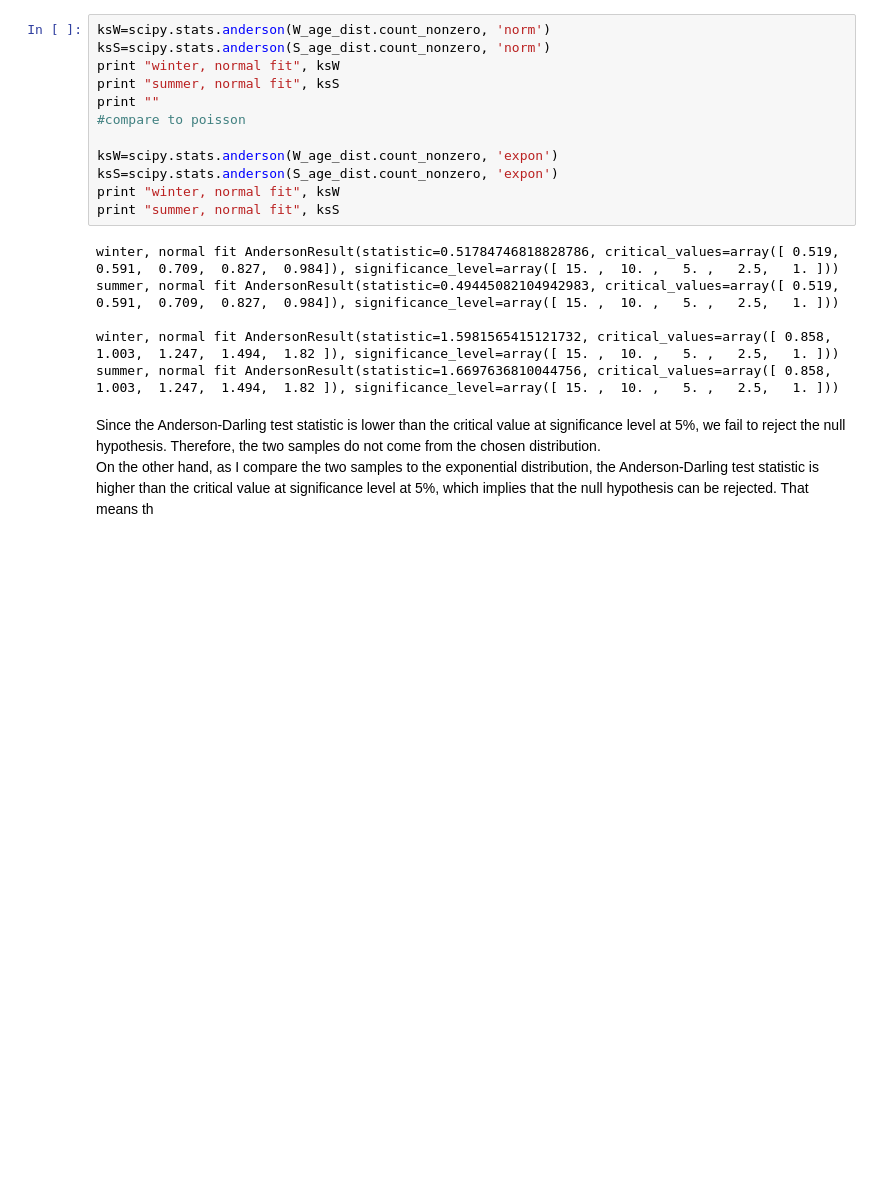
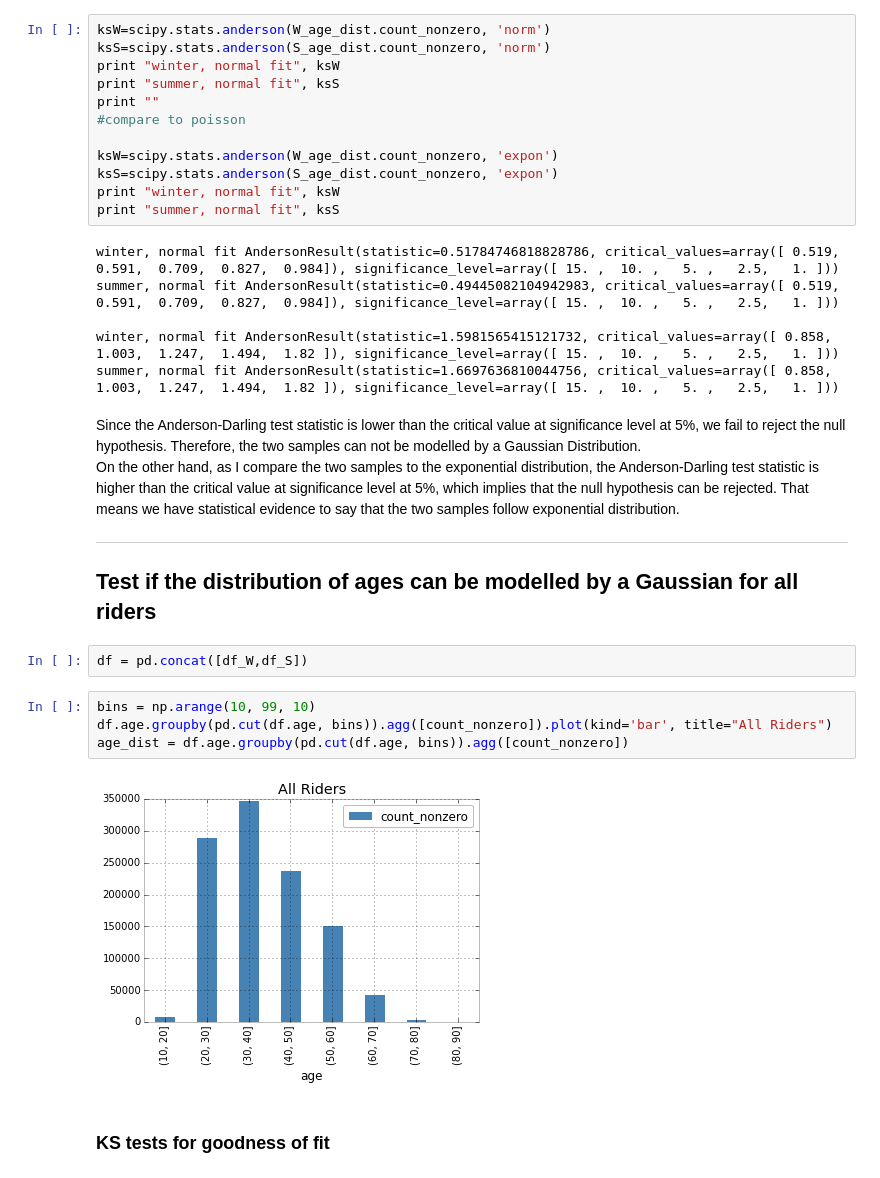
Before and after one commit to yunongcao/PUI2015_ycao, a Jupyter notebook: HW4/Assignment3.ipynb, the cells around one changed output. Cells and saved outputs as stored; diff of their text form; blank space fills up the shorter version.

```diff
--- a/HW4/Assignment3.ipynb
+++ b/HW4/Assignment3.ipynb
@@ -154,5 +146,17 @@ summer, normal fit AndersonResult(statistic=0.49445082104942983, critical_values
 winter, normal fit AndersonResult(statistic=1.5981565415121732, critical_values=array([ 0.858,  1.003,  1.247,  1.494,  1.82 ]), significance_level=array([ 15. ,  10. ,   5. ,   2.5,   1. ]))
 summer, normal fit AndersonResult(statistic=1.6697636810044756, critical_values=array([ 0.858,  1.003,  1.247,  1.494,  1.82 ]), significance_level=array([ 15. ,  10. ,   5. ,   2.5,   1. ]))
 # %% [markdown]
-Since the Anderson-Darling test statistic is lower than the critical value at significance level at 5%, we fail to reject the null hypothesis. Therefore, the two samples do not come from the chosen distribution.
-On the other hand, as I compare the two samples to the exponential distribution, the Anderson-Darling test statistic is higher than the critical value at significance level at 5%, which implies that the null hypothesis can be rejected. That means th
+Since the Anderson-Darling test statistic is lower than the critical value at significance level at 5%, we fail to reject the null hypothesis. Therefore, the two samples can not be modelled by a Gaussian Distribution.
+On the other hand, as I compare the two samples to the exponential distribution, the Anderson-Darling test statistic is higher than the critical value at significance level at 5%, which implies that the null hypothesis can be rejected. That means we have statistical evidence to say that the two samples follow exponential distribution.
+***
+## Test if the distribution of ages can be modelled by a Gaussian for all riders
+# %%
+df = pd.concat([df_W,df_S])
+# %%
+bins = np.arange(10, 99, 10)
+df.age.groupby(pd.cut(df.age, bins)).agg([count_nonzero]).plot(kind='bar', title="All Riders")
+age_dist = df.age.groupby(pd.cut(df.age, bins)).agg([count_nonzero])
+# %% [output]
+[figure, added]
+# %% [markdown]
+### KS tests for goodness of fit
```
Also changed, not shown: parts of 8 cells of this notebook.
